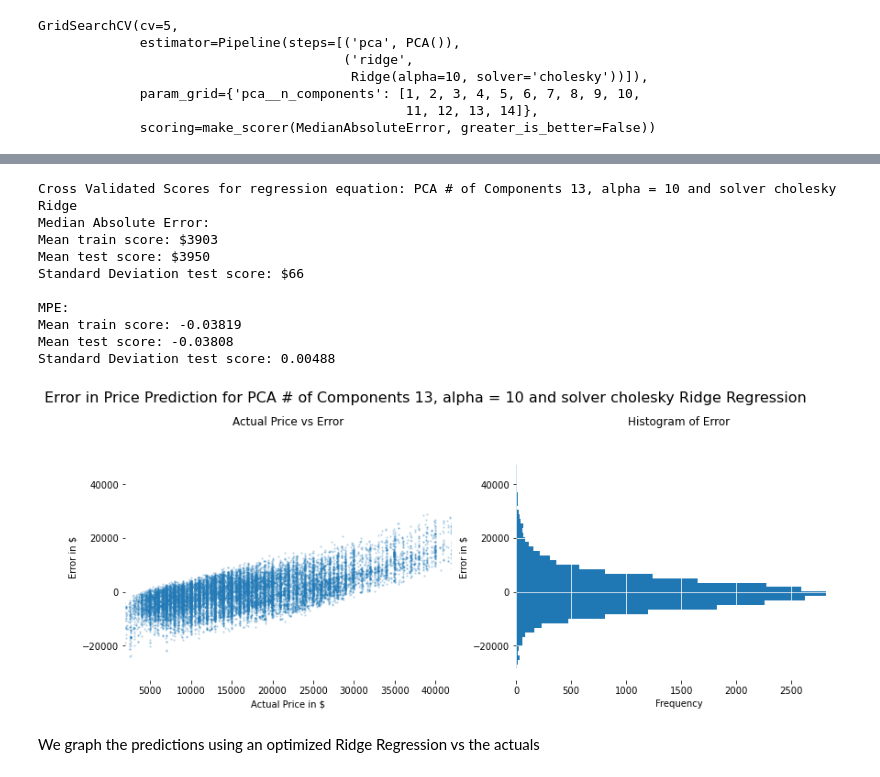
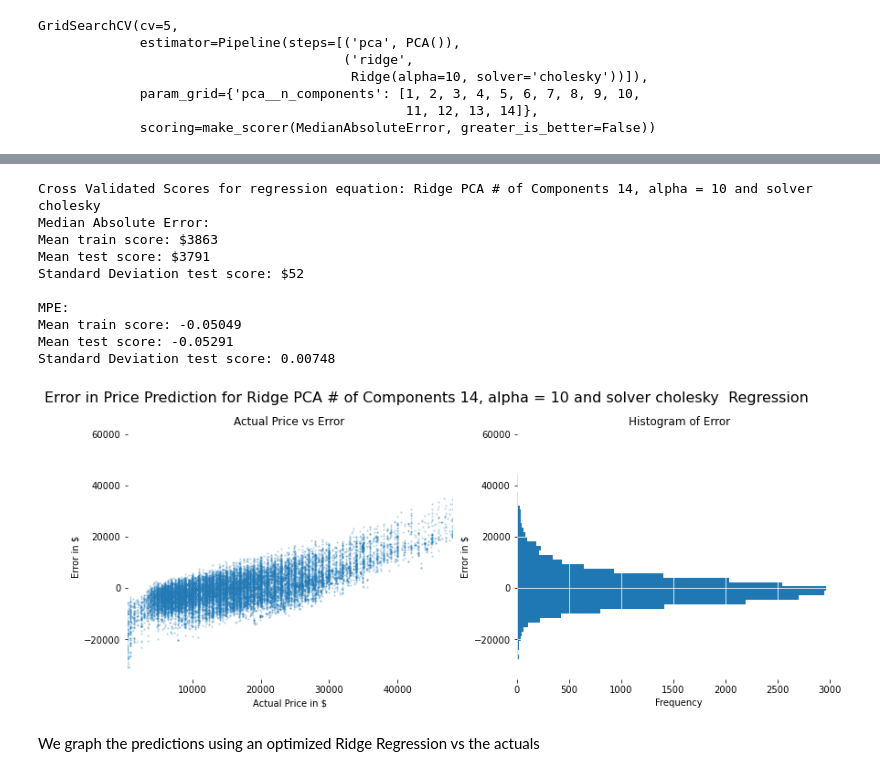
Before and after one commit to ShrutikaSankar/Springboard, a Jupyter notebook: auto_cap/auto_clean_copy2.ipynb, the cells around one changed output, grey strips where cells are left out. Cells and saved outputs as stored; diff of their text form; code cells hidden in the pictures.

```diff
--- a/auto_cap/auto_clean_copy2.ipynb
+++ b/auto_cap/auto_clean_copy2.ipynb
@@ -1504,6 +1582,8 @@ C:\Users\Tiki\Documents\Sprinboard2\Capstone_cars
 categorical_columns = z3.select_dtypes(exclude=['int64', 'float']).columns.tolist()
 for col in categorical_columns:
     z3[col] = z3[col].astype('category')
+
+z3['cylinders'] = z3['cylinders'].astype('category')
 z3.info()
 # %% [output]
 <class 'pandas.core.frame.DataFrame'>
@@ -1592,8 +1658,8 @@ y = auto_data_dummies['price']
 # %%
 #seperate X and y from each other
-X = auto_data_dummies
+X = auto_data_dummies2
 print(type(X))
-y = auto_data_dummies['price']
+y = auto_data_dummies2['price']
 
 X =X.drop(columns=['price'], axis=1)
 
@@ -1786,7 +1850,7 @@ def quick_run(estimatorx, X_train, y_train, X_test, y_test, folds=5, name_g= 'de
     print ('Standard Deviation test score: {:.5f} '.format(cv_scores_test_std))
     print('')
     diff = y_test -y_predict_test
-    cylinders_z = X_val['cylinders']
+
 
     fig, axs = plt.subplots(2, 2, figsize=(14,5), sharey=True) #Create two sub plots sharing x and y axis
     fig.suptitle('Error in Price Prediction for {} Regression'.format(name_reg), fontsize=16, y=1 , x= 0.45)
@@ -1797,8 +1861,8 @@ def quick_run(estimatorx, X_train, y_train, X_test, y_test, folds=5, name_g= 'de
     ax1 = plt.subplot(121)
     #sc= plt.scatter(y_test, diff, s= 1, c= cylinders_z)
     sc= plt.scatter(y_test, diff, s= 2, alpha=0.2)
-    y_test_lim_up = y_test.quantile(.98)
-    y_test_lim_down = y_test.quantile(.02)
+    y_test_lim_up = y_test.quantile(.99)
+    y_test_lim_down = y_test.quantile(.01)
     plt.xlim(y_test_lim_down, y_test_lim_up)
     plt.title('Actual Price vs Error')
     plt.ylabel('Error in $ ')
@@ -2239,0 +2386,31 @@ for ax in fig.get_axes():
+# %%
+
+from sklearn.model_selection import StratifiedKFold
+from sklearn.feature_selection import RFECV
+
+
+# Build a classification task using 3 informative features
+# Create the RFE object and compute a cross-validated score.
+ridge_em = Ridge(**Ridge_GS.best_params_)
+
+
+# The "accuracy" scoring is proportional to the number of correct
+# classifications
+
+min_features_to_select = 5  # Minimum number of features to consider
+rfecv = RFECV(estimator=ridge_em, step=1, cv=5,
+              scoring=mae,
+              min_features_to_select=min_features_to_select)
+rfecv.fit(X_train_mm, y_train)
+
+print("Optimal number of features : %d" % rfecv.n_features_)
+
+
+# Plot number of features VS. cross-validation scores
+plt.figure()
+plt.xlabel("Number of features selected")
+plt.ylabel("Cross validation score mae")
+plt.plot(range(min_features_to_select,
+               len(rfecv.grid_scores_) + min_features_to_select),
+         rfecv.grid_scores_)
+plt.show()
@@ -2278,23 +2528,23 @@ Best parameters: {'pca__n_components': 13}
 # %%
 w1= search.best_params_['pca__n_components']
 w2 = Ridge_GS.best_params_['alpha']
 w3 = Ridge_GS.best_params_['solver']
-plt_title= 'PCA # of Components {}, alpha = {} and solver {} Ridge'.format(w1, w2, w3)
+plt_title= 'Ridge PCA # of Components {}, alpha = {} and solver {} '.format(w1, w2, w3)
 
 pipe_p = search.best_estimator_
 y_predict_test_rop, c_ridge_opt_pca = quick_run(pipe_p, X_train_mm, y_train, X_val_mm, y_val, name_g= plt_title)
 # %% [output]
-Cross Validated Scores for regression equation: PCA # of Components 13, alpha = 10 and solver cholesky Ridge
+Cross Validated Scores for regression equation: Ridge PCA # of Components 14, alpha = 10 and solver cholesky
 Median Absolute Error:
-Mean train score: $3903
-Mean test score: $3950
-Standard Deviation test score: $66
+Mean train score: $3863
+Mean test score: $3791
+Standard Deviation test score: $52
 
 MPE:
-Mean train score: -0.03819
-Mean test score: -0.03808
-Standard Deviation test score: 0.00488
+Mean train score: -0.05049
+Mean test score: -0.05291
+Standard Deviation test score: 0.00748
-[figure, old version]
+[figure, new version]
 # %% [markdown]
 We graph the predictions using an optimized Ridge Regression vs the actuals
 # %% [markdown]
```
Also changed, not shown: parts of 67 cells of this notebook.
